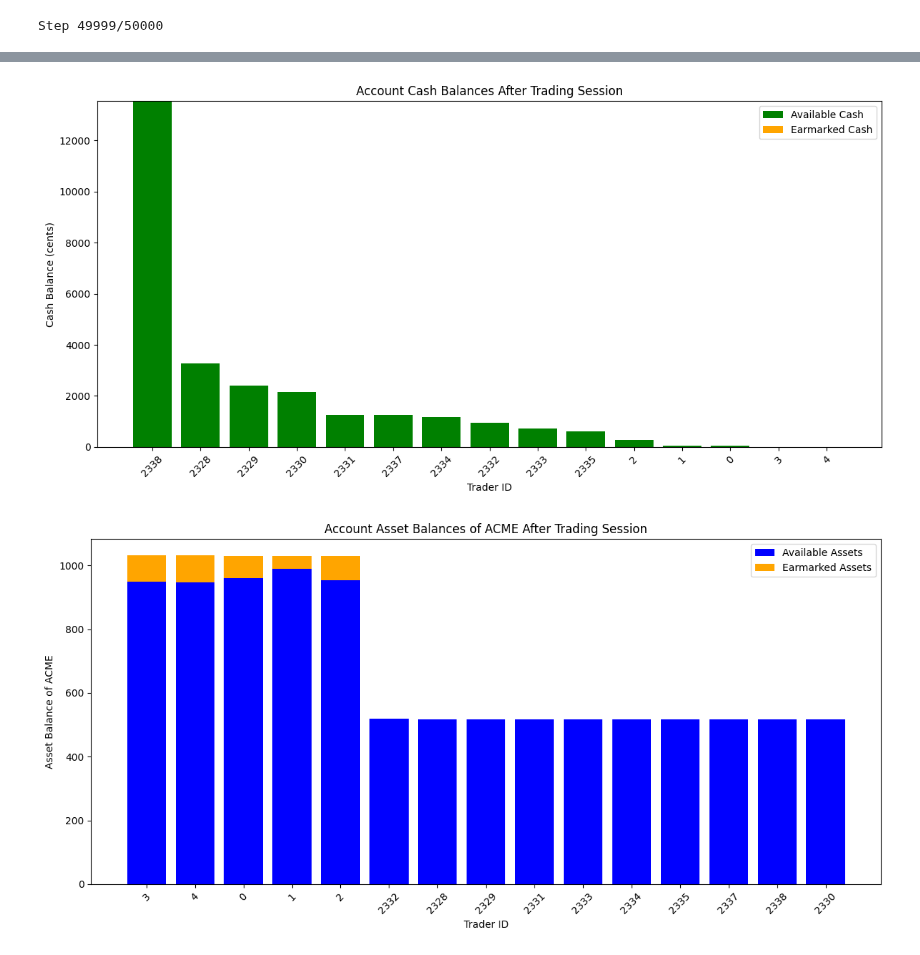
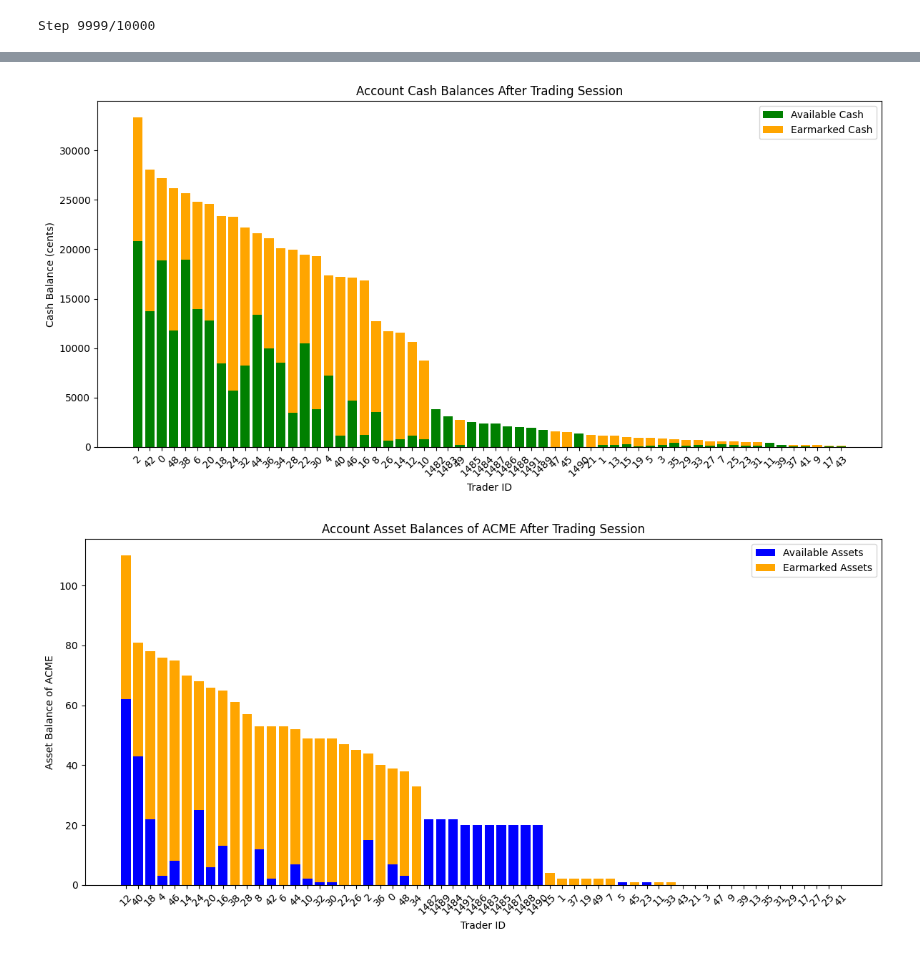
Before and after one commit to Jacob-Stahl/PythonOrderBroker, a Jupyter notebook: notebooks/breeding_agents.ipynb, the cells around one changed output, grey strips where cells are left out. Drawn from its saved outputs; the diff is of its cells as text; code cells hidden in the pictures.

Commit message:
tweakes to agent_vis and breeding agents notebook

```diff
--- a/notebooks/breeding_agents.ipynb
+++ b/notebooks/breeding_agents.ipynb
@@ -16,9 +16,13 @@ broker = Broker()
 broker.create_market(asset)
 # %%
 trader_initial_cash = 10000
-trader_initial_assets = {asset: 1000}
+trader_initial_assets = {asset: trader_initial_cash // 320}
+num_smart_traders = 10
+num_random_traders = 50
+num_steps = 10000
 
-smartTraderIds = set([i + 1000 for i in range(10)])
+
+smartTraderIds = set([i + 1000 for i in range(num_smart_traders)])
 
 # create an agent breeder
 breeder = AgentBreeder(
@@ -31,10 +35,14 @@ breeder = AgentBreeder(
 )
 
 # Add market participants with random behaviour for liquidity
-randomTraders:dict[int, RandomMonkey] = {}
-for i in range(5):
+randomTraders:dict[int, Agent] = {}
+for i in range(num_random_traders):
     traderId = i
-    randomTrader = RandomMonkey()
+    if i % 2 == 0:
+        randomTrader = RandomMonkey()
+    else:
+        randomTrader = RandomTrendFollower()
+
     randomTraders[traderId] = randomTrader
     broker.open_account(traderId)
     broker.deposit_cash(traderId, trader_initial_cash)
@@ -42,7 +50,6 @@ for i in range(5):
         broker.deposit_asset(traderId, amount, asset)
 # %%
 # run training
-num_steps = 50000
 for step in range(num_steps):
 
     # let random traders act
@@ -67,4 +74,4 @@ for step in range(num_steps):
     if (step + 1) % 100 == 0:
         broker.end_trading_day()
 # %% [output]
-Step 49999/50000
+Step 9999/10000
@@ -72,2 +79,2 @@ Step 49999/50000
-[figure, old version]
+[figure, new version]
-[figure, old version]
+[figure, new version]
```
Also changed, not shown: parts of 1 cell of this notebook, 1 other file.
